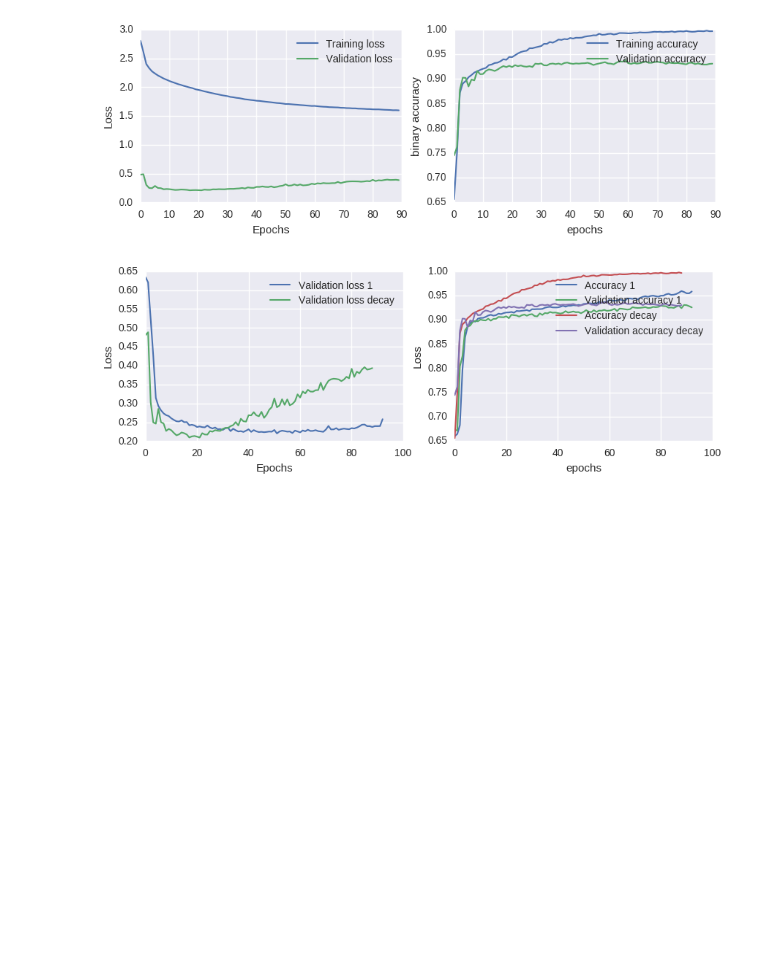
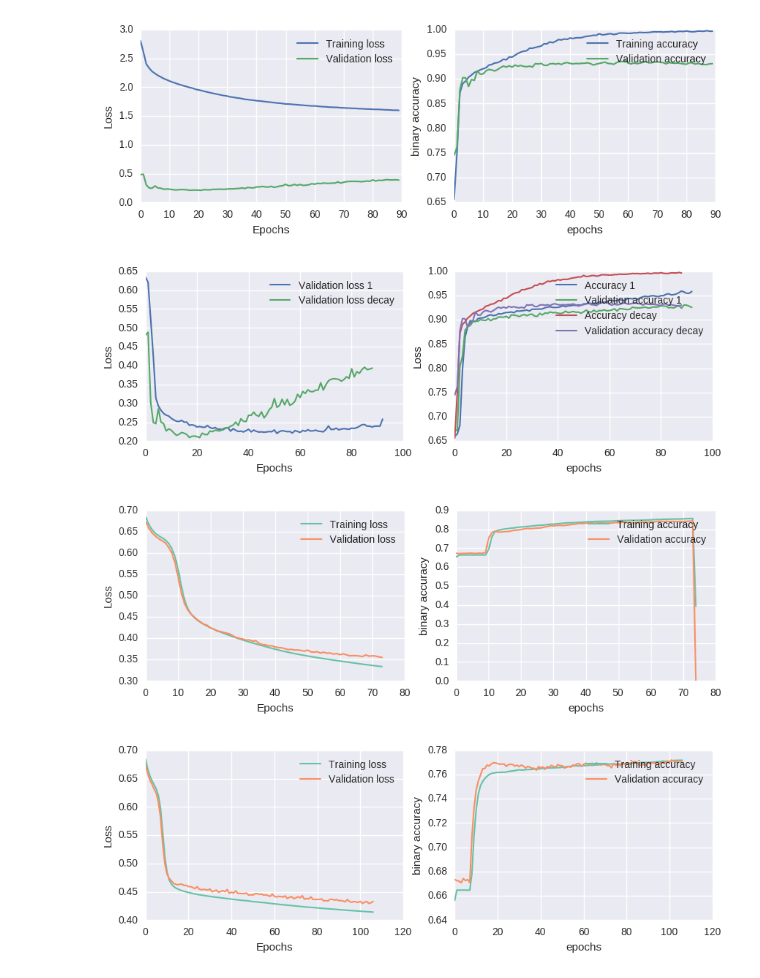
Before and after one commit to OpenGridMap/power-grid-detection, a Jupyter notebook: training/plot_training.ipynb, the cells around one changed output. Drawn from its saved outputs; the diff is of its cells as text; code cells hidden in the pictures; blank space fills up the shorter version.

```diff
--- a/training/plot_training.ipynb
+++ b/training/plot_training.ipynb
@@ -271,3 +293,9 @@ if ylim is not None:
 plt.show()
 # %% [output]
 [figure]
+# %%
+plot_loss_acc('cnn_140_edges_dil_ero_lr_0.001000_nesterov_r_training.log', figsize=figsize, xlim=xlim, ylim=ylim)
+plot_loss_acc('cnn_140_edges_hog_grey_lr_0.001000_nesterov_training.log', figsize=figsize, xlim=xlim, ylim=ylim)
+# %% [output]
+[figure, added]
+[figure, added]
```
Also changed, not shown: parts of 2 cells of this notebook, 29 other files.
